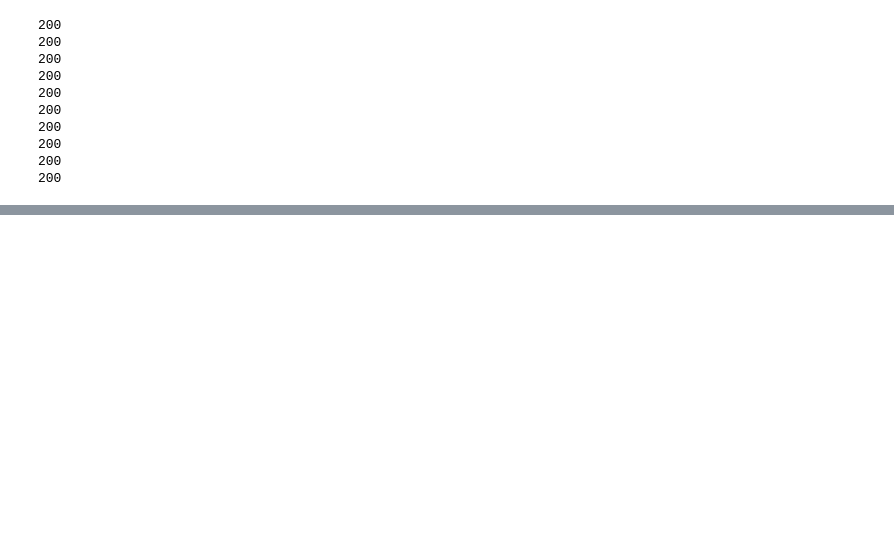
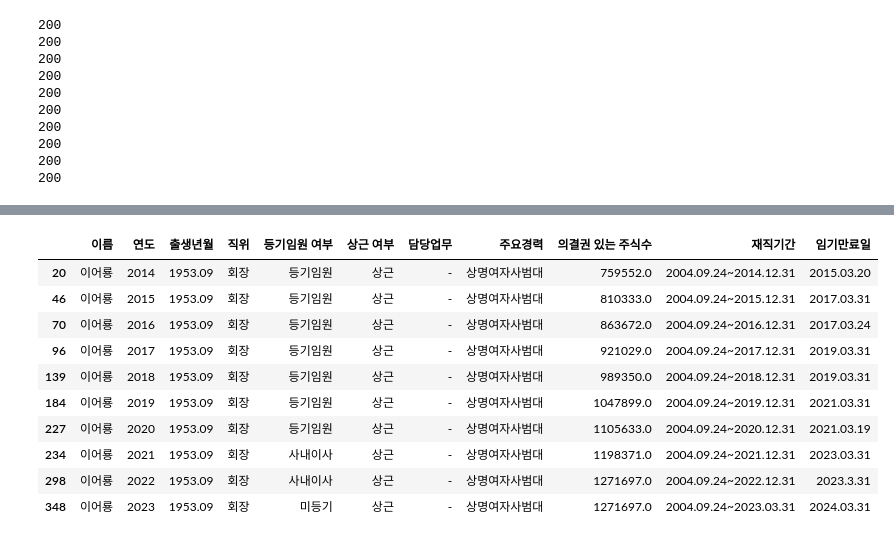
Before and after one commit to ESGcompetition/network-analysis, a Jupyter notebook: notion_test.ipynb, the cells around one changed output, grey strips where cells are left out. Saved outputs shown, nothing was run; the diff lists cells and outputs as text; code cells hidden in the pictures; blank space fills up the shorter version.

```diff
--- a/notion_test.ipynb
+++ b/notion_test.ipynb
@@ -125,0 +130,14 @@ df.head()
+# %%
+df[df['직위']=='회장']
+# %% [output]
+|  | 이름 | 연도 | 출생년월 | 직위 | 등기임원 여부 | 상근 여부 | 담당업무 | 주요경력 | 의결권 있는 주식수 | 재직기간 | 임기만료일 |
+| 20 | 이어룡 | 2014 | 1953.09 | 회장 | 등기임원 | 상근 | - | 상명여자사범대 | 759552.0 | 2004.09.24~2014.12.31 | 2015.03.20 |
+| 46 | 이어룡 | 2015 | 1953.09 | 회장 | 등기임원 | 상근 | - | 상명여자사범대 | 810333.0 | 2004.09.24~2015.12.31 | 2017.03.31 |
+| 70 | 이어룡 | 2016 | 1953.09 | 회장 | 등기임원 | 상근 | - | 상명여자사범대 | 863672.0 | 2004.09.24~2016.12.31 | 2017.03.24 |
+| 96 | 이어룡 | 2017 | 1953.09 | 회장 | 등기임원 | 상근 | - | 상명여자사범대 | 921029.0 | 2004.09.24~2017.12.31 | 2019.03.31 |
+| 139 | 이어룡 | 2018 | 1953.09 | 회장 | 등기임원 | 상근 | - | 상명여자사범대 | 989350.0 | 2004.09.24~2018.12.31 | 2019.03.31 |
+| 184 | 이어룡 | 2019 | 1953.09 | 회장 | 등기임원 | 상근 | - | 상명여자사범대 | 1047899.0 | 2004.09.24~2019.12.31 | 2021.03.31 |
+| 227 | 이어룡 | 2020 | 1953.09 | 회장 | 등기임원 | 상근 | - | 상명여자사범대 | 1105633.0 | 2004.09.24~2020.12.31 | 2021.03.19 |
+| 234 | 이어룡 | 2021 | 1953.09 | 회장 | 사내이사 | 상근 | - | 상명여자사범대 | 1198371.0 | 2004.09.24~2021.12.31 | 2023.03.31 |
+| 298 | 이어룡 | 2022 | 1953.09 | 회장 | 사내이사 | 상근 | - | 상명여자사범대 | 1271697.0 | 2004.09.24~2022.12.31 | 2023.3.31 |
+| 348 | 이어룡 | 2023 | 1953.09 | 회장 | 미등기 | 상근 | - | 상명여자사범대 | 1271697.0 | 2004.09.24~2023.03.31 | 2024.03.31 |
```
Also changed, not shown: parts of 3 cells of this notebook.
